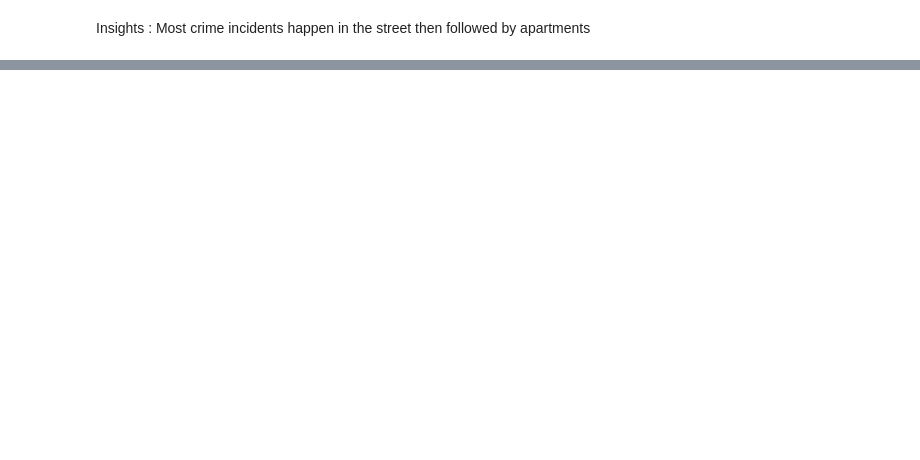
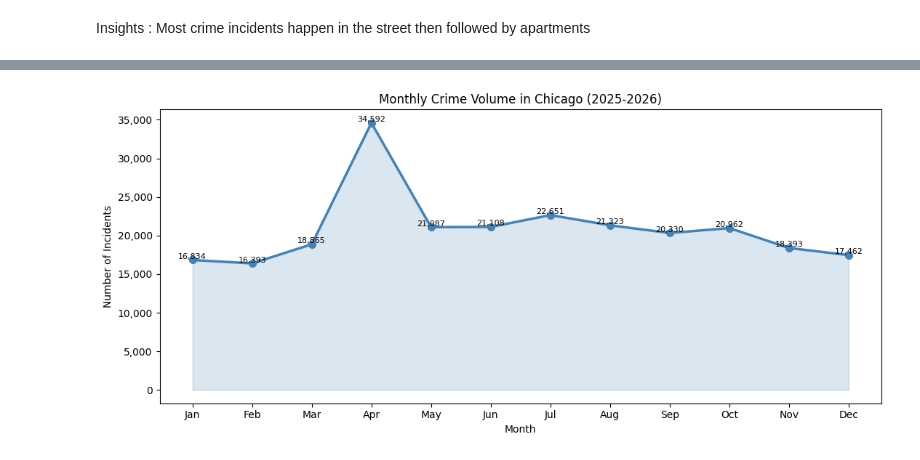
Before and after one commit to tracyvuleze2-sketch/Chicago-Crime-Analysis, a Jupyter notebook: chic_recent_crime_analysis.ipynb, the cells around one changed output, grey strips where cells are left out. Drawn from its saved outputs; the diff is of its cells as text; code cells hidden in the pictures; blank space fills up the shorter version.

```diff
--- a/chic_recent_crime_analysis.ipynb
+++ b/chic_recent_crime_analysis.ipynb
@@ -469,0 +504,28 @@ Insights : Most crime incidents happen in the street then followed by apartments
+# %%
+# Figure 2: Monthly crime trend
+monthly = df.groupby('month').size().reset_index(name='count')
+month_names = ['Jan', 'Feb', 'Mar', 'Apr', 'May', 'Jun',
+               'Jul', 'Aug', 'Sep', 'Oct', 'Nov', 'Dec']
+monthly['month_name'] = monthly['month'].apply(lambda x: month_names[x - 1])
+
+fig, ax = plt.subplots(figsize=(11, 5))
+ax.plot(
+    monthly['month_name'],
+    monthly['count'],
+    marker='o',
+    color='steelblue',
+    linewidth=2.5,
+    markersize=7
+)
+ax.fill_between(monthly['month_name'], monthly['count'], alpha=0.2, color='steelblue')
+ax.set_xlabel('Month')
+ax.set_ylabel('Number of Incidents')
+ax.set_title('Monthly Crime Volume in Chicago (2025-2026)')
+ax.yaxis.set_major_formatter(mticker.FuncFormatter(lambda x, _: f'{int(x):,}'))
+for i, row in monthly.iterrows():
+    ax.text(i, row['count'] + 150, f"{row['count']:,}", ha='center', fontsize=8)
+plt.tight_layout()
+plt.savefig('fig2_monthly_trend.png', dpi=150, bbox_inches='tight')
+plt.show()
+# %% [output]
+[figure, added]
```
Also changed, not shown: parts of 29 cells of this notebook, 7 other files.
